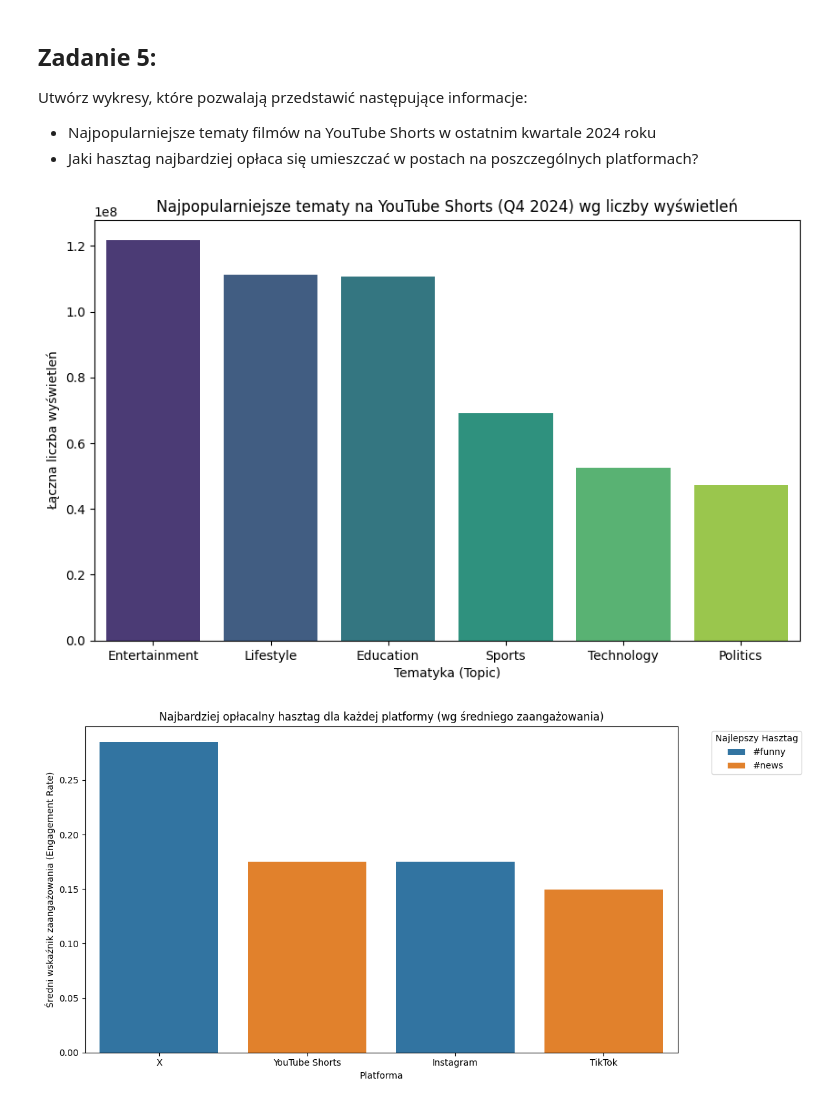
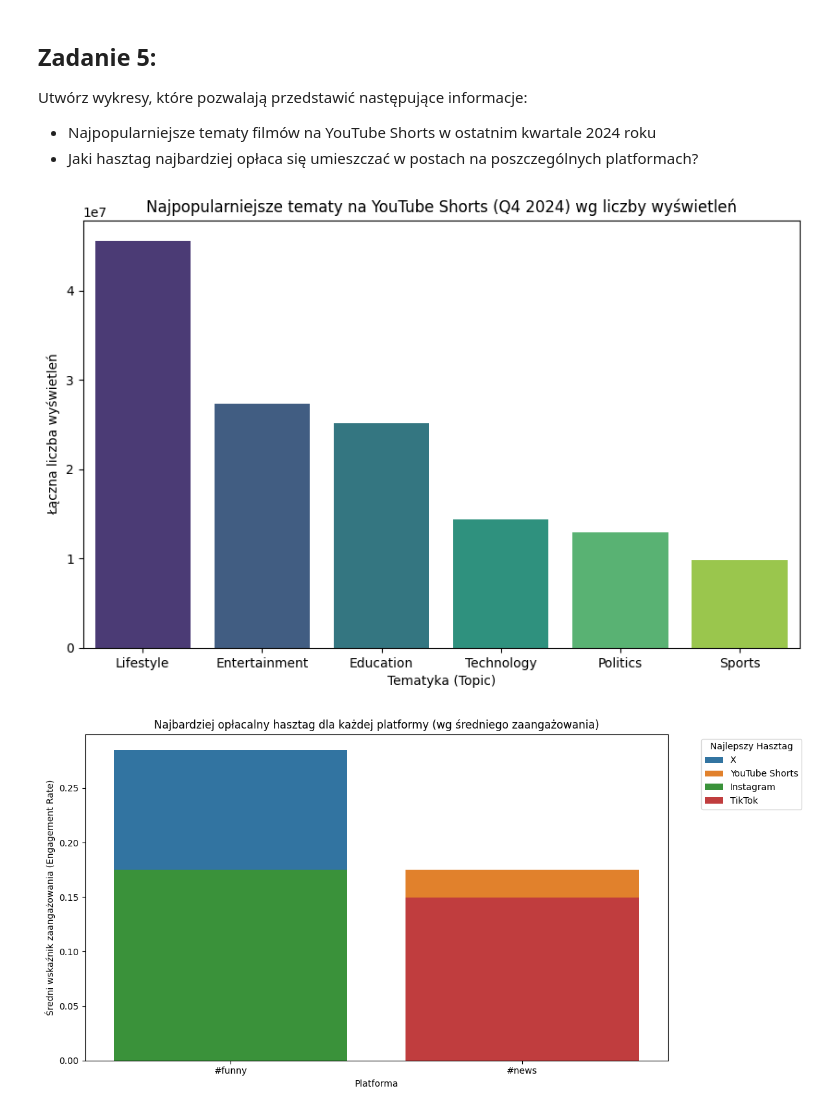
Before and after one commit to Zajecia-na-PWr-LR/lista-1-PawelZubalski, a Jupyter notebook: UczenieMaszynowe_25_26_Lista1.ipynb, the cells around one changed output. Cells and saved outputs as stored; diff of their text form; code cells hidden in the pictures.

```diff
--- a/UczenieMaszynowe_25_26_Lista1.ipynb
+++ b/UczenieMaszynowe_25_26_Lista1.ipynb
@@ -197,38 +197,38 @@ df_social = pd.read_csv('social_media_viral_content_dataset.csv')
 df_social['post_datetime'] = pd.to_datetime(df_social['post_datetime'])
 
 maska_q4 = (df_social['post_datetime'] >= '2024-10-01') & (df_social['post_datetime'] <= '2024-12-31')
-yt_shorts_q4 = df_social[(df_social['platform'] == 'YouTube Shorts') & maska_q4]
+yt_shorts_q4 = df_social[(df_social['platform'] == 'YouTube Shorts') & maska_q4 & (df_social['content_type'] == 'video')]
 
 tematy_popularnosc = yt_shorts_q4.groupby('topic')['views'].sum().sort_values(ascending=False).reset_index()
 
 plt.figure(figsize=(10, 6))
 sns.barplot(data=tematy_popularnosc, x='topic', y='views', hue='topic', palette='viridis', legend=False)
 plt.title('Najpopularniejsze tematy na YouTube Shorts (Q4 2024) wg liczby wyświetleń')
 plt.xlabel('Tematyka (Topic)')
 plt.ylabel('Łączna liczba wyświetleń')
 plt.show()
 
 df_hash = df_social.copy()
 df_hash['hashtags'] = df_hash['hashtags'].str.split()
 df_hash = df_hash.explode('hashtags')
 hash_zaangazowanie = df_hash.groupby(['platform', 'hashtags'])['engagement_rate'].mean().reset_index()
 
 najlepsze_hasztagi = hash_zaangazowanie.sort_values('engagement_rate', ascending=False).drop_duplicates(subset=['platform'])
 
 plt.figure(figsize=(12, 6))
 sns.barplot(
     data=najlepsze_hasztagi,
-    x='platform',
+    x='hashtags',
     y='engagement_rate',
-    hue='hashtags',
+    hue='platform',
     dodge=False
 )
 plt.title('Najbardziej opłacalny hasztag dla każdej platformy (wg średniego zaangażowania)')
 plt.xlabel('Platforma')
 plt.ylabel('Średni wskaźnik zaangażowania (Engagement Rate)')
 plt.legend(title='Najlepszy Hasztag', bbox_to_anchor=(1.05, 1), loc='upper left')
 plt.tight_layout()
 plt.show()
 # %% [output]
-[figure, old version]
+[figure, new version]
-[figure, old version]
+[figure, new version]
```
